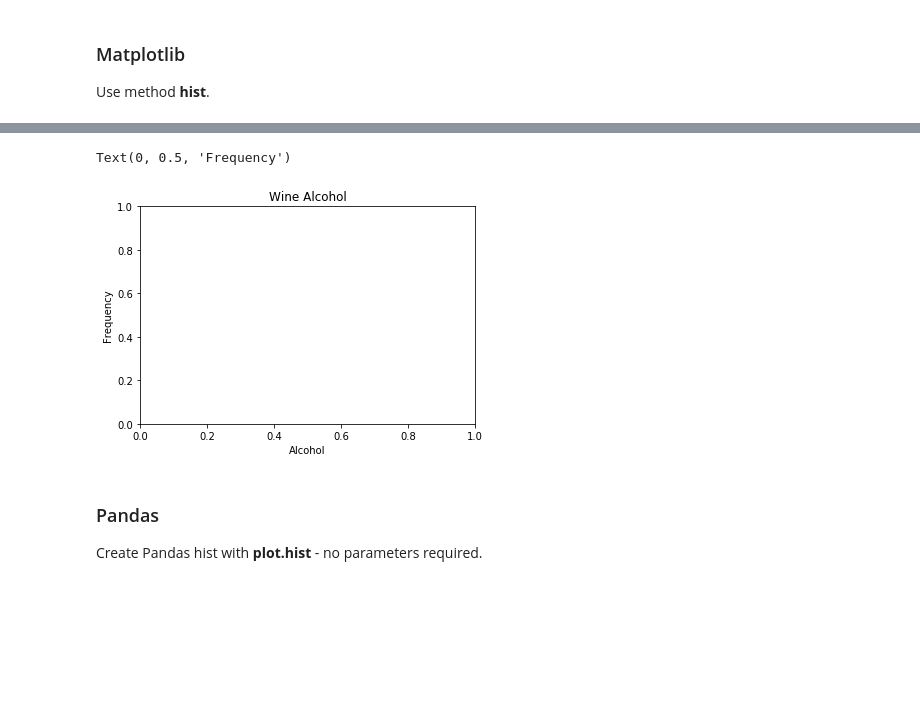
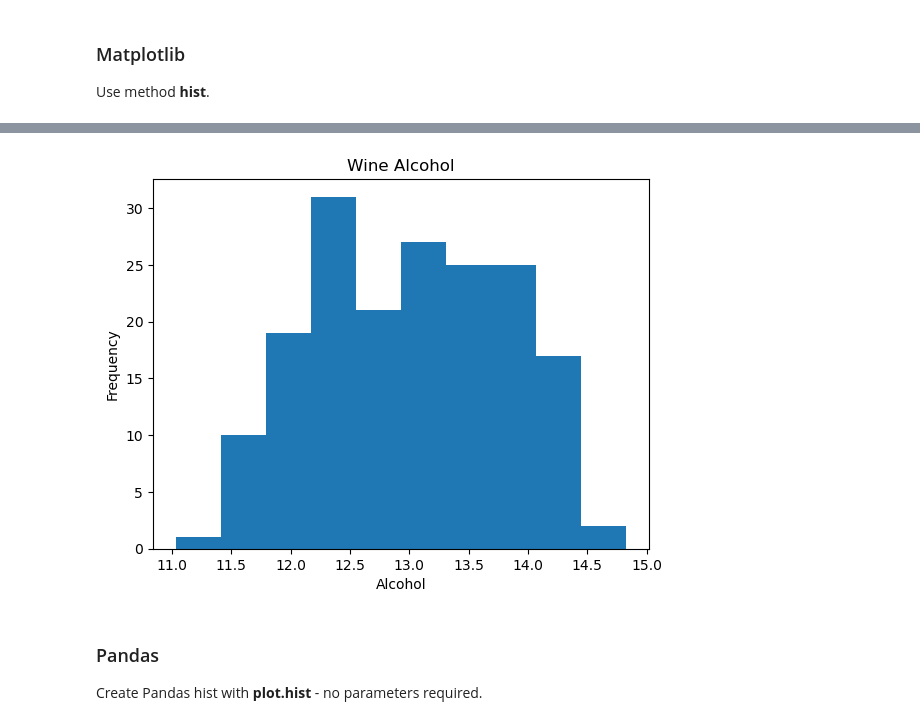
Before and after one commit to invinciblesk/data_viz_python_tutorial, a Jupyter notebook: Data_Viz_Tutorial.ipynb, the cells around one changed output, grey strips where cells are left out. Cells and saved outputs as stored; diff of their text form; code cells hidden in the pictures; blank space fills up the shorter version.

```diff
--- a/Data_Viz_Tutorial.ipynb
+++ b/Data_Viz_Tutorial.ipynb
@@ -225,15 +376,19 @@ Use method **hist**.
 # %%
 # create figure and axis
 fig, ax = plt.subplots()
+
 # plot histogram
+ax.hist(wine_df['alcohol'], bins=10)
 
 # set title and labels
 ax.set_title('Wine Alcohol')
 ax.set_xlabel('Alcohol')
 ax.set_ylabel('Frequency')
+
+# show the plot
+plt.show()
 # %% [output]
-Text(0, 0.5, 'Frequency')
-[figure, old version]
+[figure, new version]
 # %% [markdown]
 ### Pandas
 Create Pandas hist with **plot.hist** - no parameters required.
```
Also changed, not shown: parts of 35 cells of this notebook.
